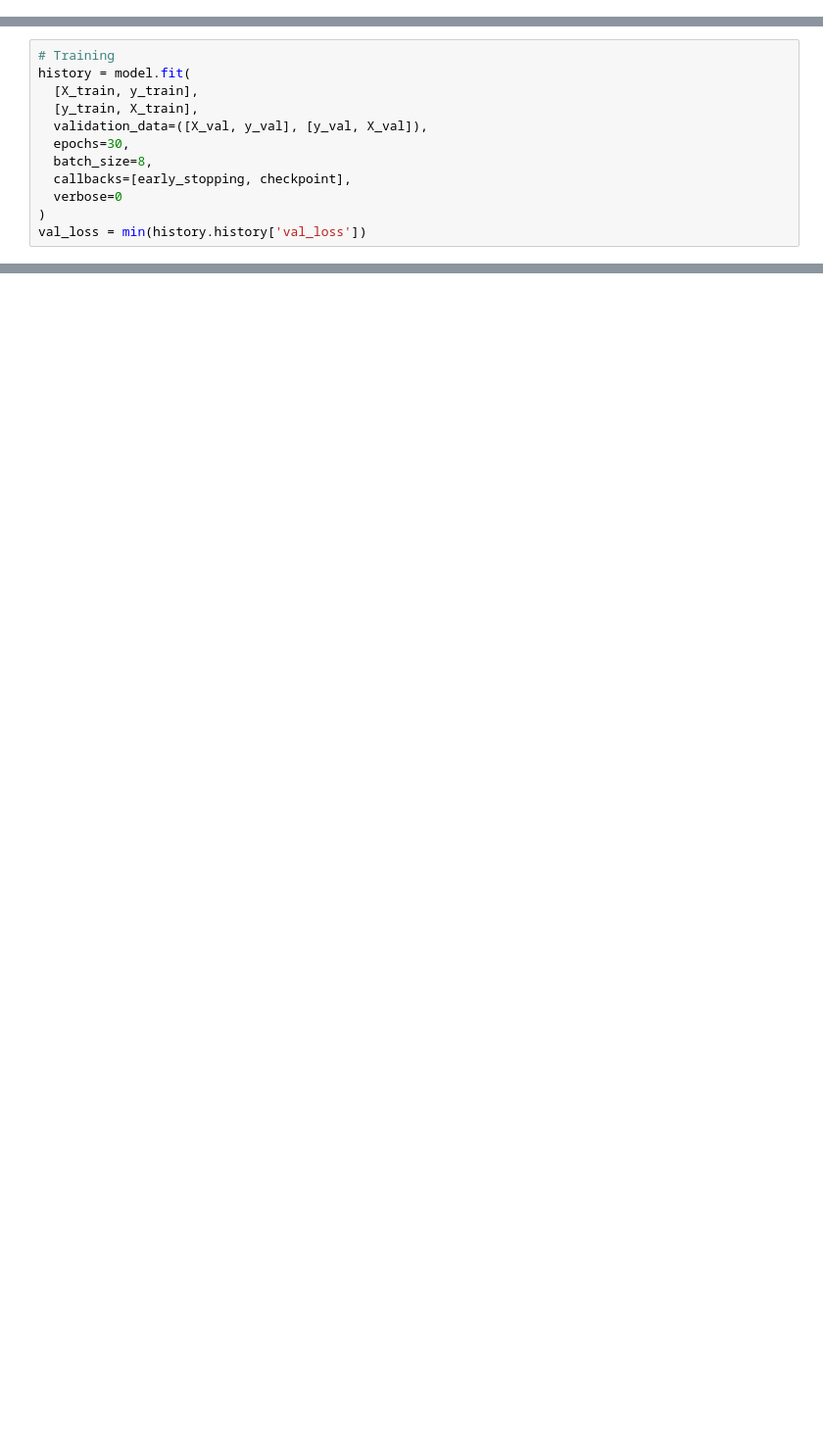
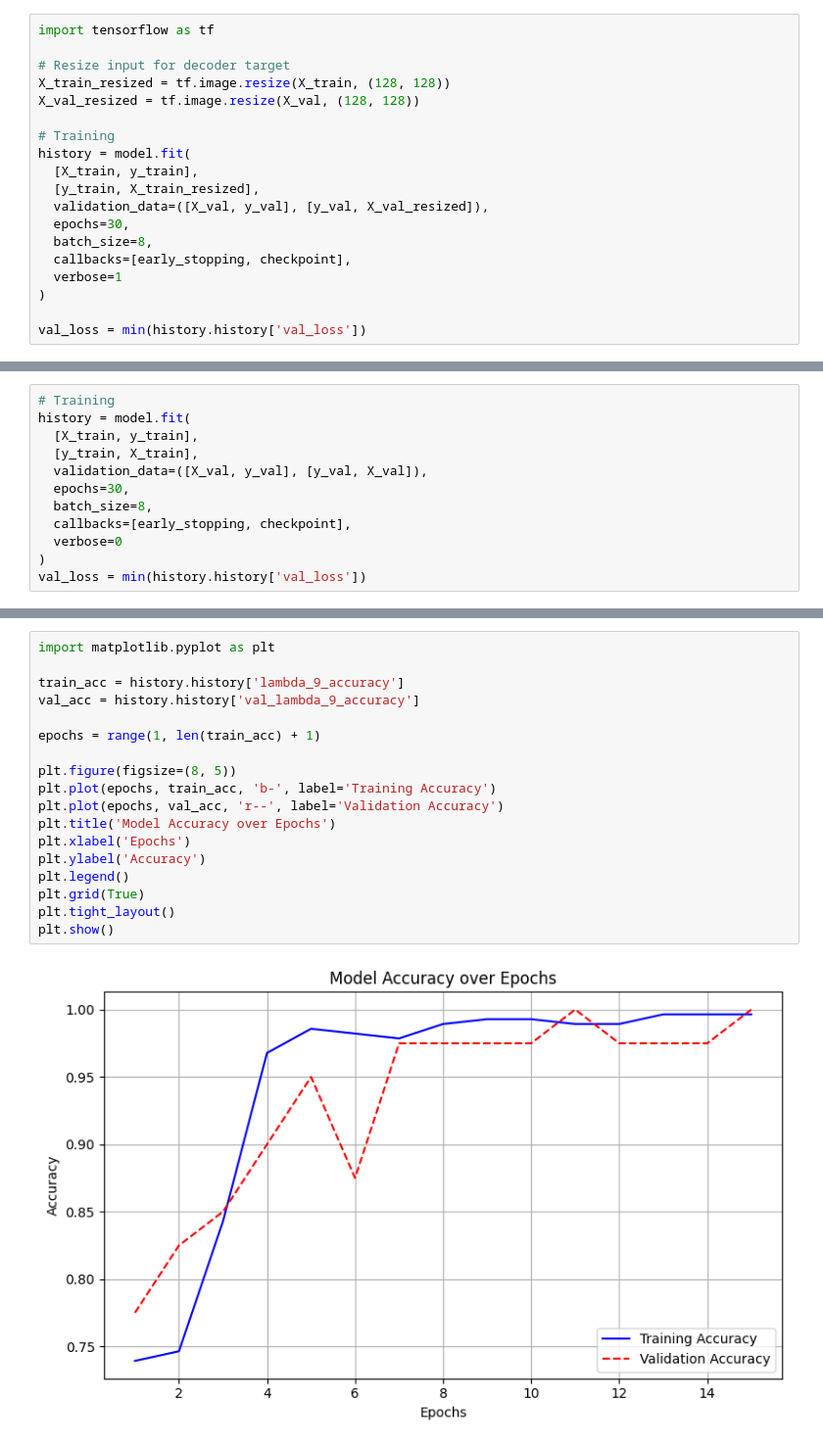
Before and after one commit to amogh-dongre/MED_RES, a Jupyter notebook: code/CapsuleNetOptimisation.ipynb, the cells around one changed output, grey strips where cells are left out. Shown: that part at 98% size. Cells and saved outputs as stored; diff of their text form; blank space fills up the shorter version.

```diff
--- a/code/CapsuleNetOptimisation.ipynb
+++ b/code/CapsuleNetOptimisation.ipynb
@@ -463,0 +577,19 @@ NameError: name 'params' is not defined
+# %%
+import tensorflow as tf
+
+# Resize input for decoder target
+X_train_resized = tf.image.resize(X_train, (128, 128))
+X_val_resized = tf.image.resize(X_val, (128, 128))
+
+# Training
+history = model.fit(
+  [X_train, y_train],
+  [y_train, X_train_resized],
+  validation_data=([X_val, y_val], [y_val, X_val_resized]),
+  epochs=30,
+  batch_size=8,
+  callbacks=[early_stopping, checkpoint],
+  verbose=1
+)
+
+val_loss = min(history.history['val_loss'])
@@ -475,0 +639,20 @@ val_loss = min(history.history['val_loss'])
+# %%
+import matplotlib.pyplot as plt
+
+train_acc = history.history['lambda_9_accuracy']
+val_acc = history.history['val_lambda_9_accuracy']
+
+epochs = range(1, len(train_acc) + 1)
+
+plt.figure(figsize=(8, 5))
+plt.plot(epochs, train_acc, 'b-', label='Training Accuracy')
+plt.plot(epochs, val_acc, 'r--', label='Validation Accuracy')
+plt.title('Model Accuracy over Epochs')
+plt.xlabel('Epochs')
+plt.ylabel('Accuracy')
+plt.legend()
+plt.grid(True)
+plt.tight_layout()
+plt.show()
+# %% [output]
+[figure, added]
```
Also changed, not shown: parts of 16 cells of this notebook.
